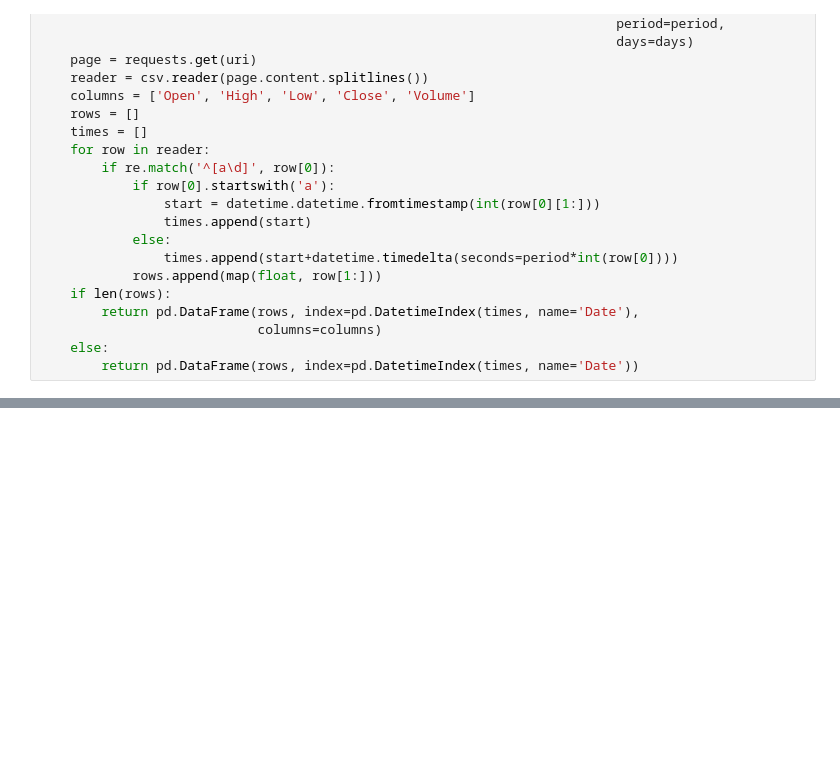
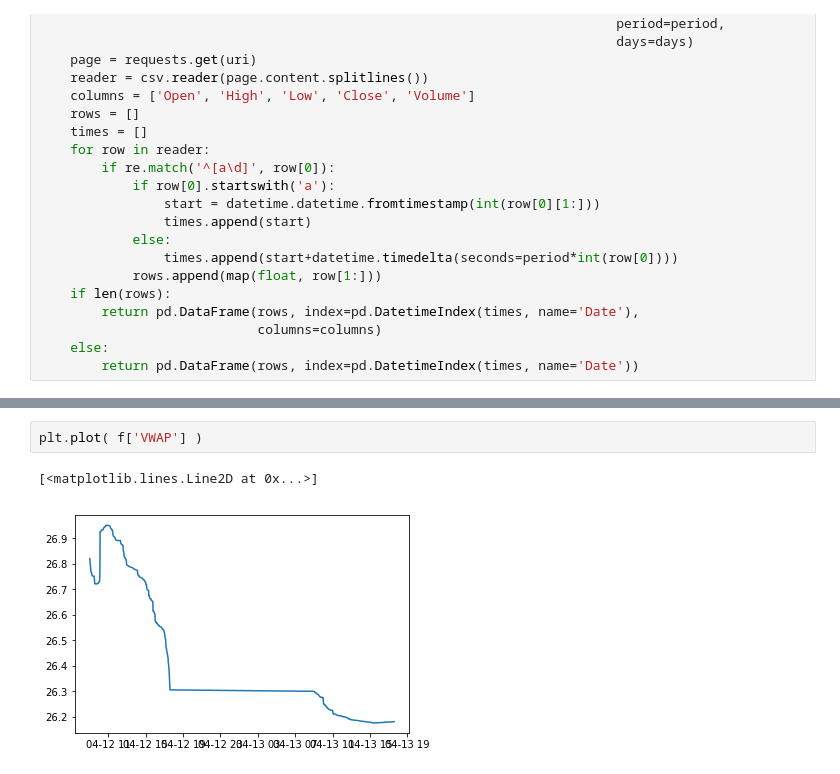
Before and after one commit to maximelefebvre/electronic_markets, a Jupyter notebook: Electronic markets.ipynb, the cells around one changed output, grey strips where cells are left out. Drawn from its saved outputs; the diff is of its cells as text; blank space fills up the shorter version.

```diff
--- a/Electronic markets.ipynb
+++ b/Electronic markets.ipynb
@@ -649,0 +691,5 @@ f.head()
+# %%
+plt.plot( f['VWAP'] )
+# %% [output]
+[<matplotlib.lines.Line2D at 0x...>]
+[figure, added]
```
Also changed, not shown: parts of 22 cells of this notebook.
